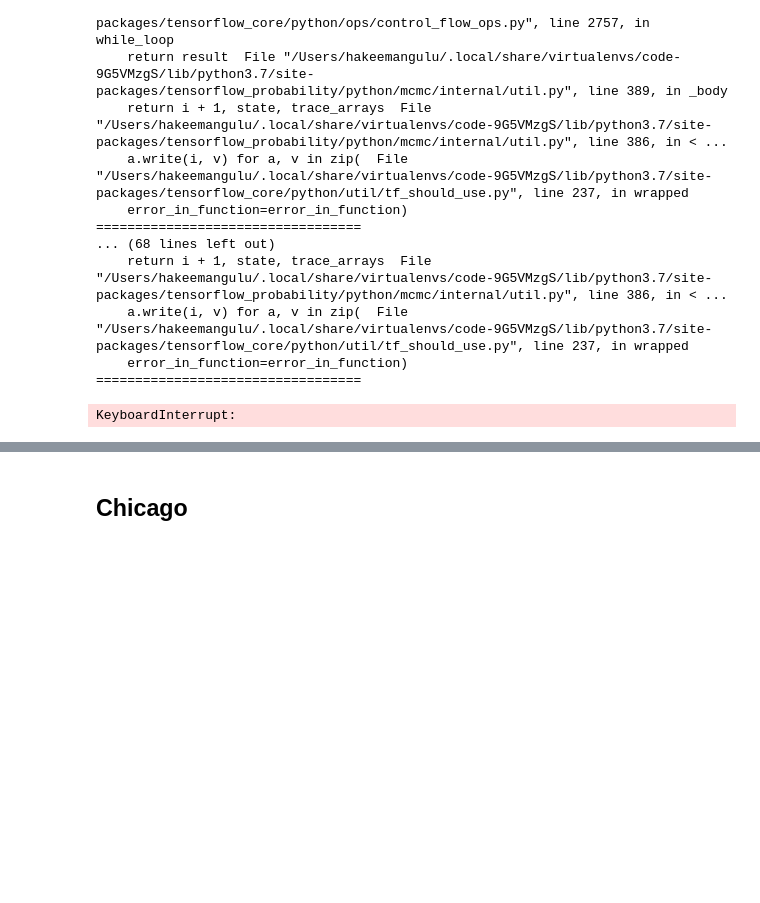
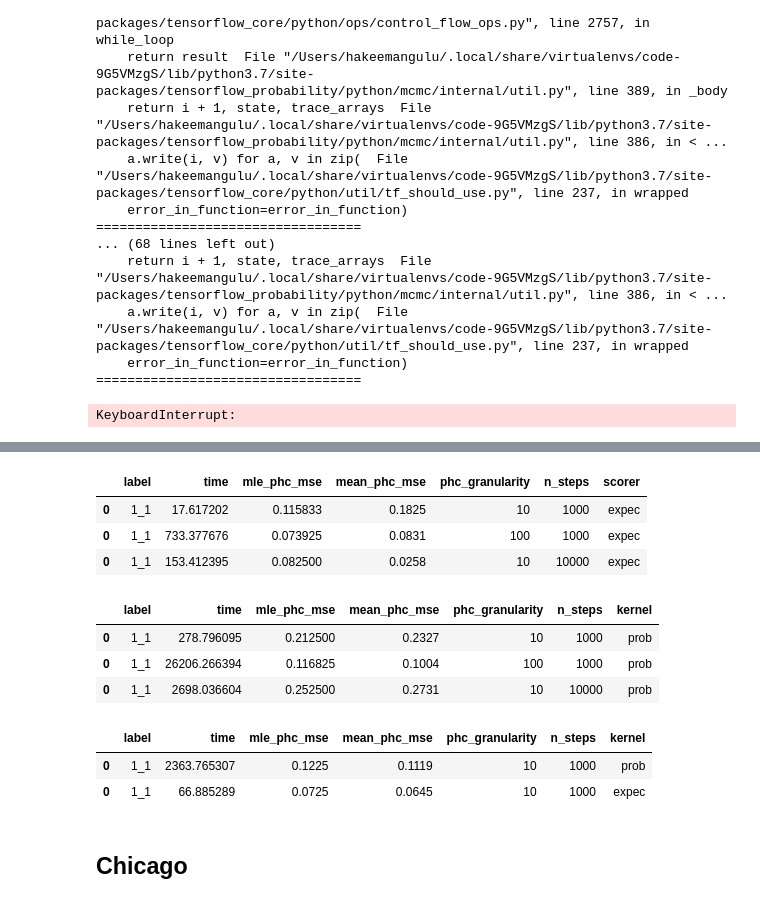
Before and after one commit to hangulu/thesis, a Jupyter notebook: code/mock_experiments.ipynb, the cells around one changed output, grey strips where cells are left out. Drawn from its saved outputs; the diff is of its cells as text; code cells hidden in the pictures; blank space fills up the shorter version.

```diff
--- a/code/mock_experiments.ipynb
+++ b/code/mock_experiments.ipynb
@@ -301,0 +368,2 @@ KeyboardInterrupt:
+# %%
+rwm_expec_2d_high_steps = pd.read_csv('experiment_results/rwm_expec_2d_high_steps.csv')
@@ -301,0 +376,7 @@ KeyboardInterrupt:
+# %%
+rwm_expec_2d['kernel'] = 'expec'
+rwm_expec_2d_high_gran['kernel'] = 'expec'
+rwm_expec_2d_high_steps['kernel'] = 'expec'
+# %%
+rwm_prob_2d = pd.concat([rwm_prob_2d, rwm_prob_2d_high_gran, rwm_prob_2d_high_steps])
+rwm_expec_2d = pd.concat([rwm_expec_2d, rwm_expec_2d_high_gran, rwm_expec_2d_high_steps])
@@ -302,3 +568,23 @@ KeyboardInterrupt:
+# %%
+rwm_expec_2d[rwm_expec_2d['label'] == '1_1'].rename(columns={'kernel': 'scorer'})
+# %% [output]
+|  | label | time | mle_phc_mse | mean_phc_mse | phc_granularity | n_steps | scorer |
+| 0 | 1_1 | 17.617202 | 0.115833 | 0.1825 | 10 | 1000 | expec |
+| 0 | 1_1 | 733.377676 | 0.073925 | 0.0831 | 100 | 1000 | expec |
+| 0 | 1_1 | 153.412395 | 0.082500 | 0.0258 | 10 | 10000 | expec |
+# %%
+rwm_prob_2d[rwm_prob_2d['label'] == '1_1']
+# %% [output]
+|  | label | time | mle_phc_mse | mean_phc_mse | phc_granularity | n_steps | kernel |
+| 0 | 1_1 | 278.796095 | 0.212500 | 0.2327 | 10 | 1000 | prob |
+| 0 | 1_1 | 26206.266394 | 0.116825 | 0.1004 | 100 | 1000 | prob |
+| 0 | 1_1 | 2698.036604 | 0.252500 | 0.2731 | 10 | 10000 | prob |
+# %%
+hmc_2d[hmc_2d['label'] == '1_1']
+# %% [output]
+|  | label | time | mle_phc_mse | mean_phc_mse | phc_granularity | n_steps | kernel |
+| 0 | 1_1 | 2363.765307 | 0.1225 | 0.1119 | 10 | 1000 | prob |
+| 0 | 1_1 | 66.885289 | 0.0725 | 0.0645 | 10 | 1000 | expec |
 # %% [markdown]
 ## Chicago
 # %%
```
Also changed, not shown: parts of 48 cells of this notebook, 42 other files.
